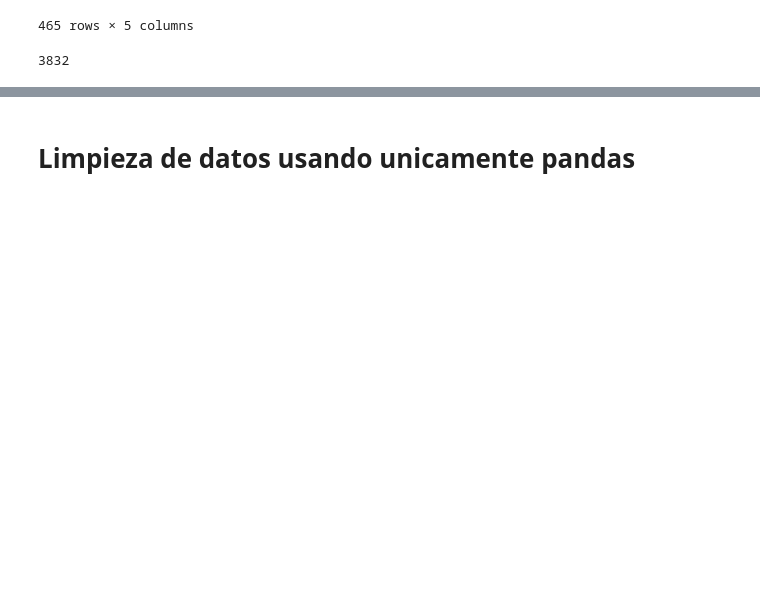
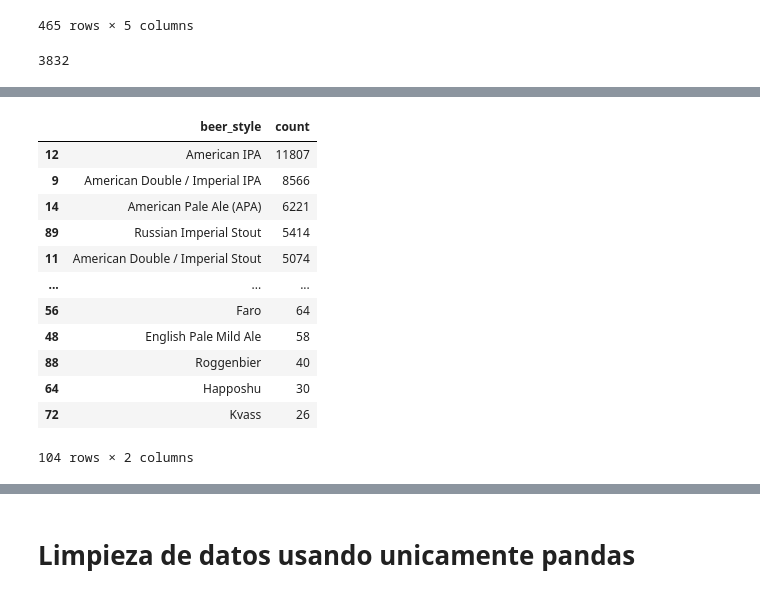
Before and after one commit to roddavalosG/proyecto_dask, a Jupyter notebook: 01_limpieza_dask.ipynb, the cells around one changed output, grey strips where cells are left out. Cells and saved outputs as stored; diff of their text form; code cells hidden in the pictures; blank space fills up the shorter version.

```diff
--- a/01_limpieza_dask.ipynb
+++ b/01_limpieza_dask.ipynb
@@ -278,0 +290,18 @@ fila_max
+# %%
+beer_style_counts = beers.groupby('beer_style')['beer_style'].count().compute().reset_index(name='count')
+beer_style_counts = beer_style_counts.sort_values(by='count', ascending=False)
+beer_style_counts
+# %% [output]
+|  | beer_style | count |
+| 12 | American IPA | 11807 |
+| 9 | American Double / Imperial IPA | 8566 |
+| 14 | American Pale Ale (APA) | 6221 |
+| 89 | Russian Imperial Stout | 5414 |
+| 11 | American Double / Imperial Stout | 5074 |
+| ... | ... | ... |
+| 56 | Faro | 64 |
+| 48 | English Pale Mild Ale | 58 |
+| 88 | Roggenbier | 40 |
+| 64 | Happoshu | 30 |
+| 72 | Kvass | 26 |
+104 rows × 2 columns
```
Also changed, not shown: parts of 13 cells of this notebook, 1 other file.
